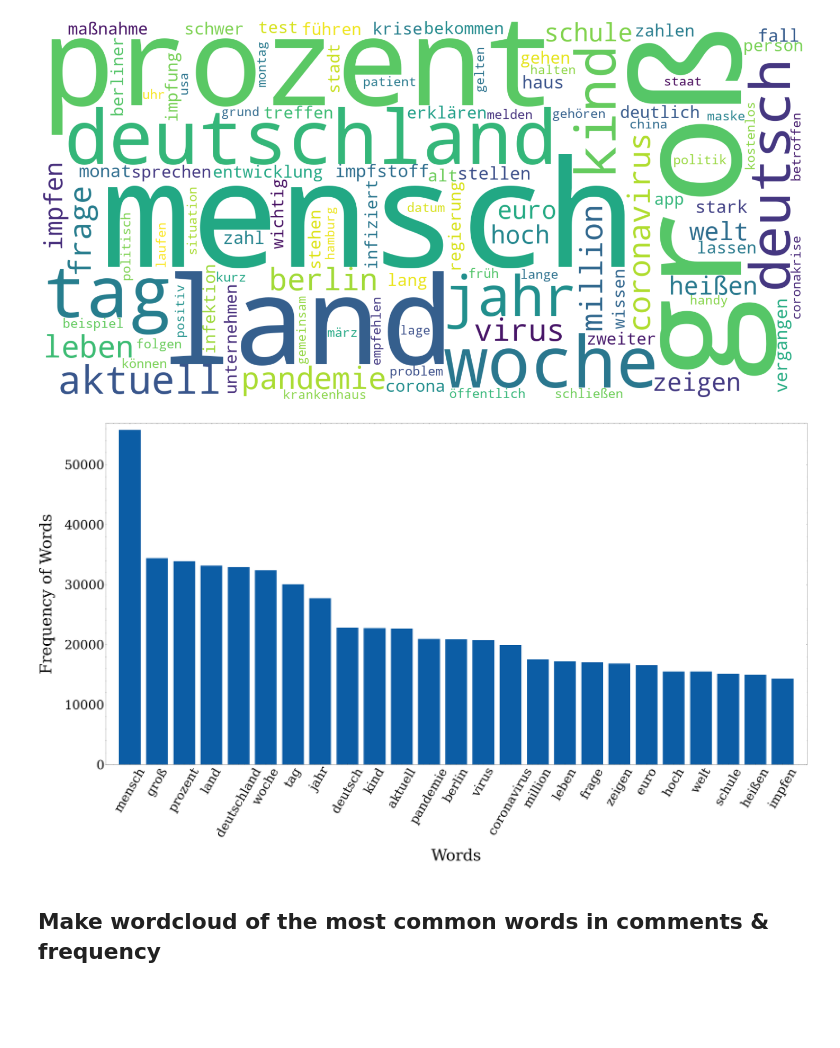
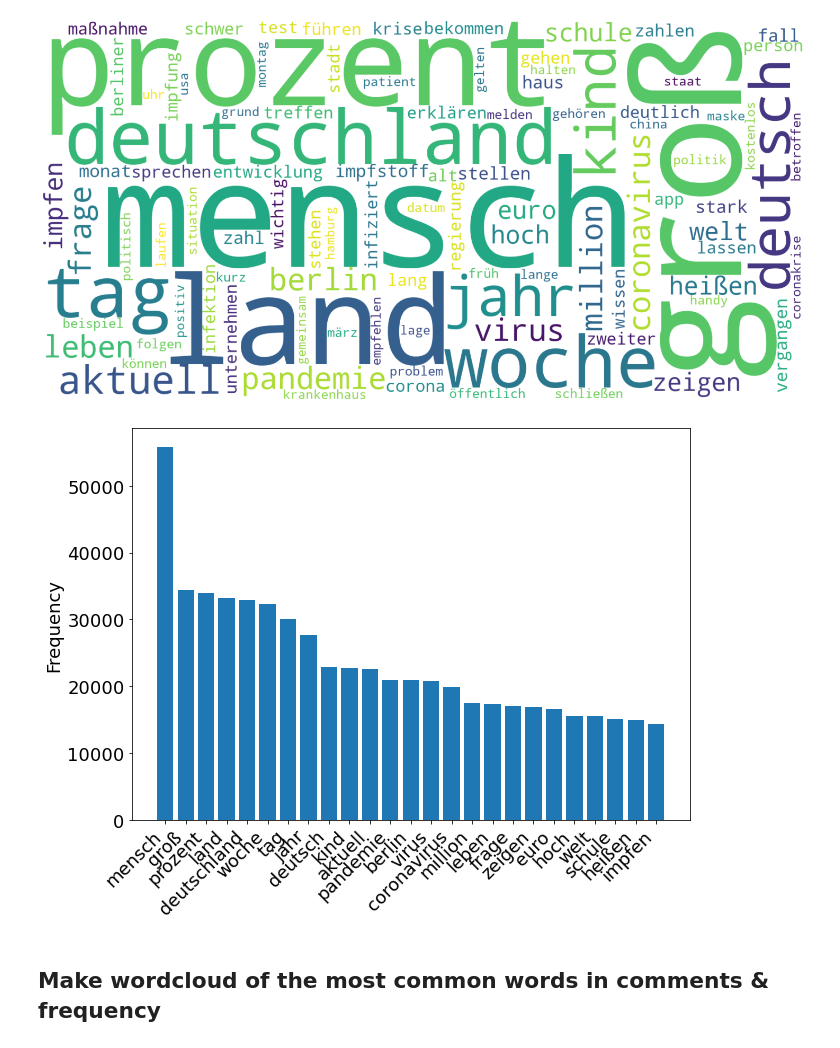
Before and after one commit to RicKrauel/NLP_thesis, a Jupyter notebook: code/data_exploration.ipynb, the cells around one changed output. Drawn from its saved outputs; the diff is of its cells as text; code cells hidden in the pictures; blank space fills up the shorter version.

```diff
--- a/code/data_exploration.ipynb
+++ b/code/data_exploration.ipynb
@@ -44,18 +44,3 @@ plt.savefig('../figures/eda_most_common_words.png')
 plt.show()
 # %% [output]
 [figure]
-# %%
-mostcommon_small = FreqDist(allwords).most_common(25)
-x, y = zip(*mostcommon_small)
-plt.figure(figsize=(40,20))
-plt.margins(0.02)
-plt.bar(x, y)
-plt.xlabel('Words', fontsize=50, labelpad=30)
-plt.ylabel('Frequency of Words', fontsize=50, labelpad=30)
-plt.yticks(fontsize=40)
-plt.xticks(rotation=60, fontsize=40)
-plt.style.use(['science','no-latex'])
-plt.savefig('../figures/eda_25_common_words.png')
-plt.show()
-# %% [output]
-[figure, removed]
@@ -62,3 +50,15 @@ plt.show()
+# %%
+fig, ax = plt.subplots(figsize=(10,8))
+rects1 = ax.bar(x, y)
+# Add some text for labels, title and custom x-axis tick labels, etc.
+ax.set_ylabel('Frequency')
+ax.set_xticks(x)
+fig.autofmt_xdate(rotation=45)
+plt.gcf().subplots_adjust(bottom=0.20)
+plt.rcParams.update({'font.size': 18})
+plt.savefig('../figures/eda_25_common_words.png')
+# %% [output]
+[figure, added]
 # %% [markdown]
 ## Make wordcloud of the most common words in comments & frequency
 # %%
```
Also changed, not shown: parts of 6 cells of this notebook, 3 other files.
